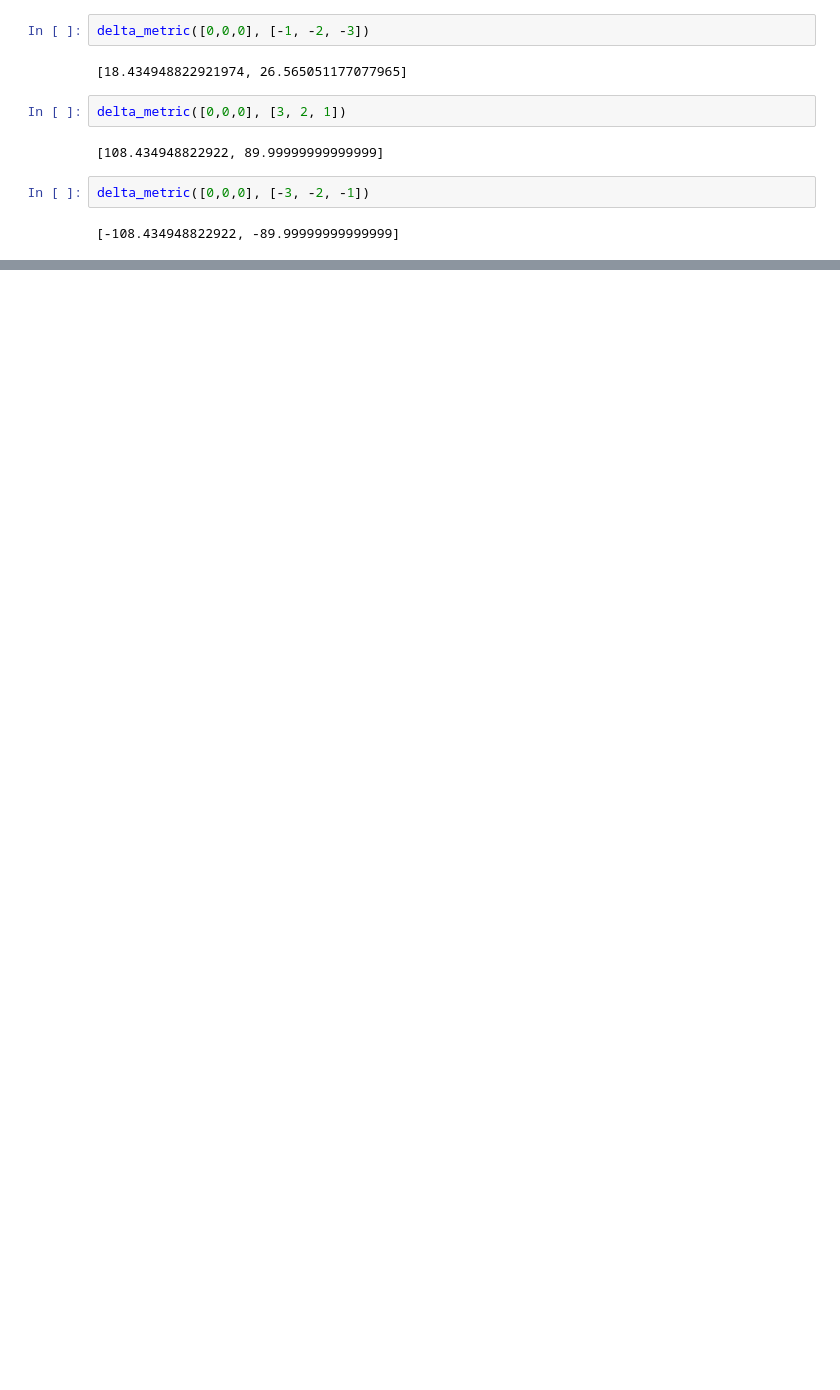
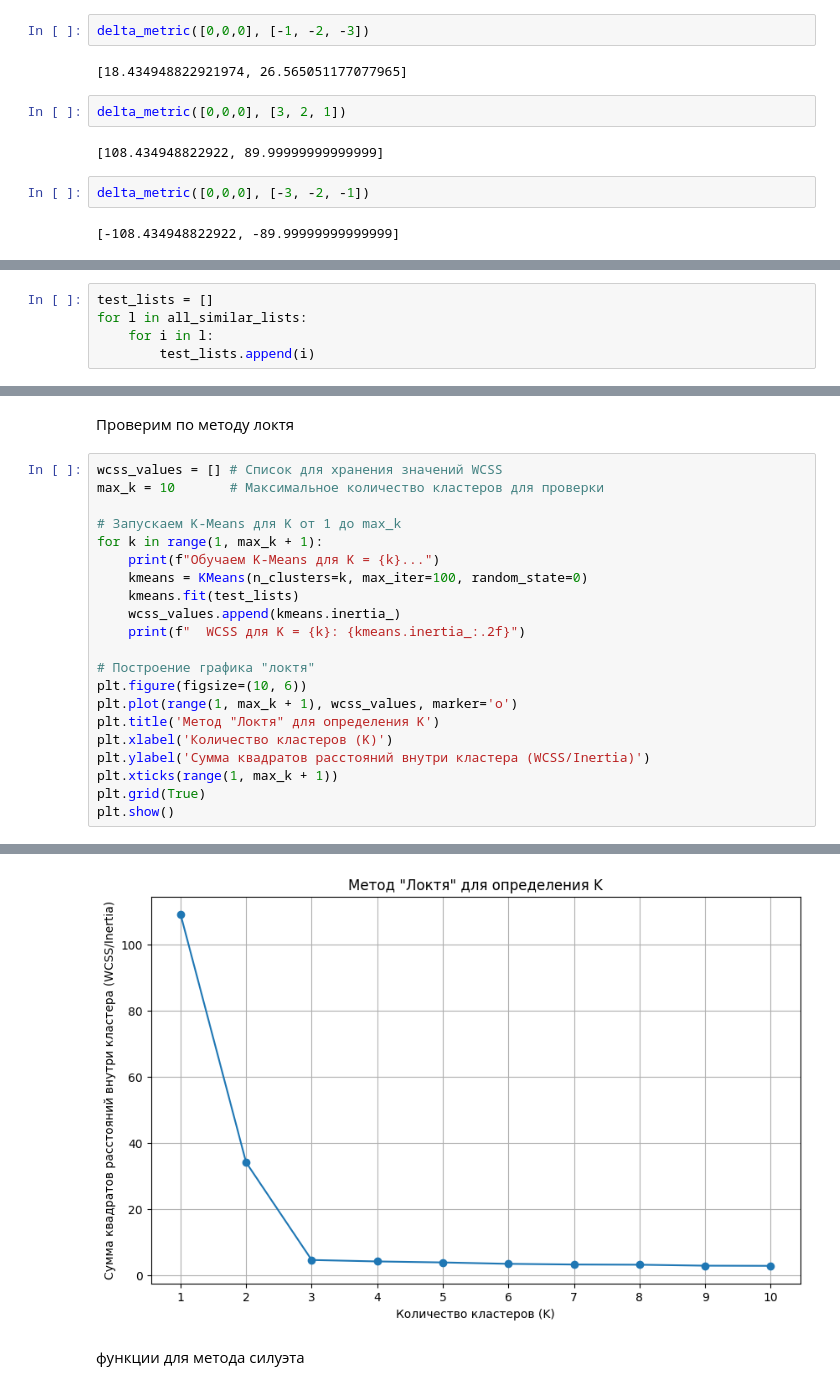
Before and after one commit to legendaOS/calculations, a Jupyter notebook: notebook.ipynb, the cells around one changed output, grey strips where cells are left out. Drawn from its saved outputs; the diff is of its cells as text; blank space fills up the shorter version.

Commit message:
к-средних евклид, метрики локтя и силуэта

```diff
--- a/notebook.ipynb
+++ b/notebook.ipynb
@@ -282,0 +486,5 @@ delta_metric([0,0,0], [-3, -2, -1])
+# %%
+test_lists = []
+for l in all_similar_lists:
+    for i in l:
+        test_lists.append(i)
@@ -282,0 +525,24 @@ delta_metric([0,0,0], [-3, -2, -1])
+# %% [markdown]
+Проверим по методу локтя
+# %%
+wcss_values = [] # Список для хранения значений WCSS
+max_k = 10       # Максимальное количество кластеров для проверки
+
+# Запускаем K-Means для K от 1 до max_k
+for k in range(1, max_k + 1):
+    print(f"Обучаем K-Means для K = {k}...")
+    kmeans = KMeans(n_clusters=k, max_iter=100, random_state=0)
+    kmeans.fit(test_lists)
+    wcss_values.append(kmeans.inertia_)
+    print(f"  WCSS для K = {k}: {kmeans.inertia_:.2f}")
+
+# Построение графика "локтя"
+plt.figure(figsize=(10, 6))
+plt.plot(range(1, max_k + 1), wcss_values, marker='o')
+plt.title('Метод "Локтя" для определения K')
+plt.xlabel('Количество кластеров (K)')
+plt.ylabel('Сумма квадратов расстояний внутри кластера (WCSS/Inertia)')
+plt.xticks(range(1, max_k + 1))
+plt.grid(True)
+plt.show()
+# %% [output]
@@ -282,0 +569,3 @@ delta_metric([0,0,0], [-3, -2, -1])
+[figure, added]
+# %% [markdown]
+функции для метода силуэта
```
Also changed, not shown: parts of 19 cells of this notebook.
